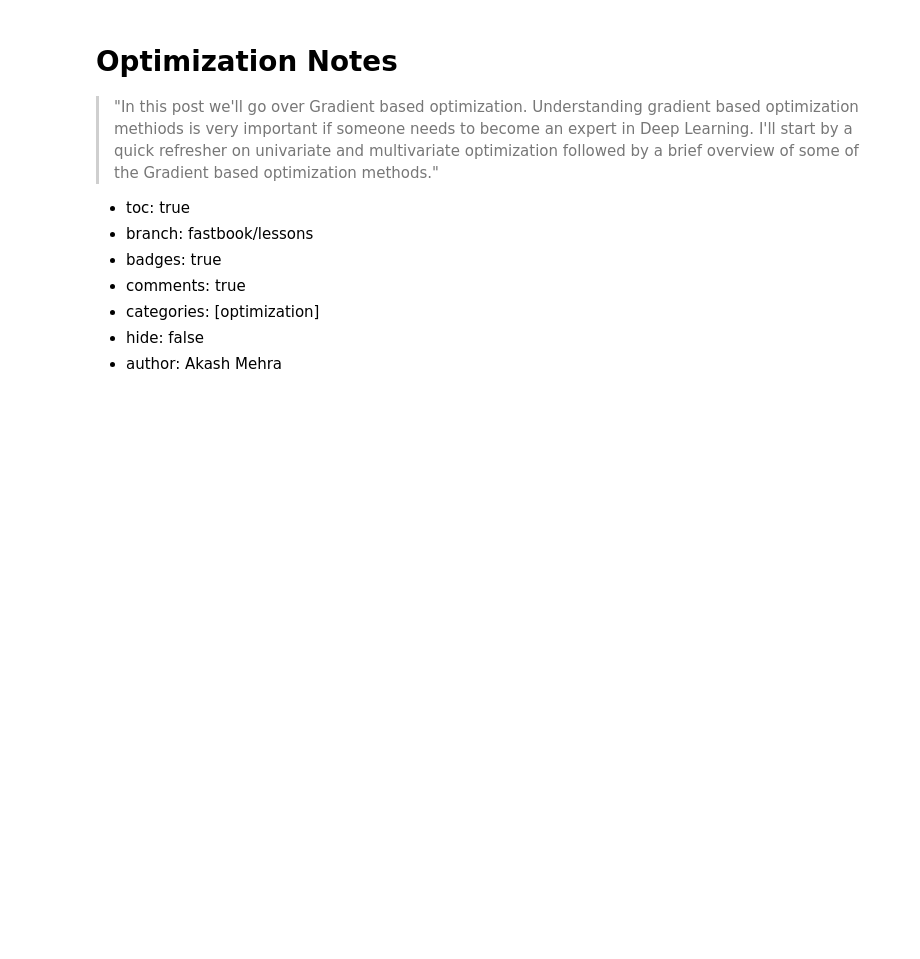
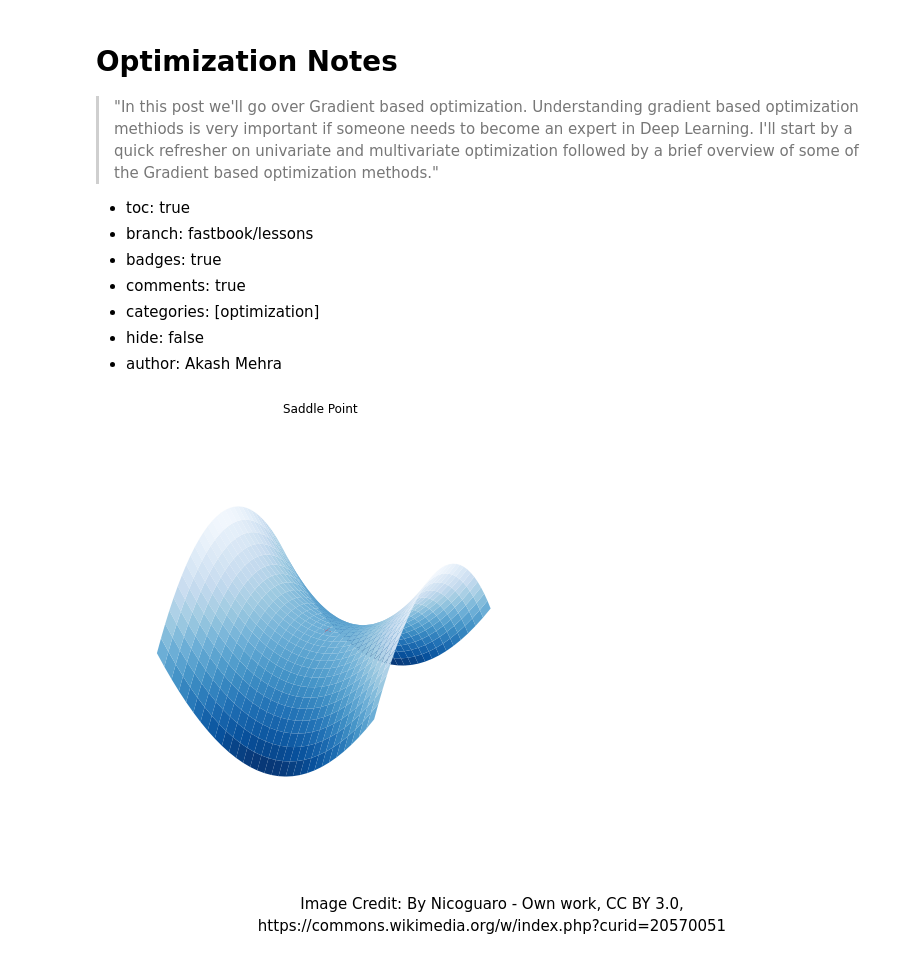
Before and after one commit to akashmehra/blog, a Jupyter notebook: _notebooks/2021-07-27-optimization.ipynb, the cells around one changed output. Drawn from its saved outputs; the diff is of its cells as text; code cells hidden in the pictures; blank space fills up the shorter version.

Commit message:
Added saddle point image and credit

```diff
--- a/_notebooks/2021-07-27-optimization.ipynb
+++ b/_notebooks/2021-07-27-optimization.ipynb
@@ -1,6 +1,6 @@
 # %% [markdown]
 # Optimization  Notes
-> "In this post we'll go over Gradient based optimization. Understanding gradient based optimization methiods is very important if someone needs to become an expert in Deep Learning.
+>"In this post we'll go over Gradient based optimization. Understanding gradient based optimization methiods is very important if someone needs to become an expert in Deep Learning.
 I'll start by a quick refresher on univariate and multivariate optimization followed by a brief overview of some of the Gradient based optimization methods."
 
 - toc: true
@@ -10,6 +10,33 @@ I'll start by a quick refresher on univariate and multivariate optimization foll
 - categories: [optimization]
 - hide: false
 - author: Akash Mehra
+# %%
+#hide-input
+import numpy as np
+from mpl_toolkits.mplot3d import Axes3D
+import matplotlib.pyplot as plt
+
+fig = plt.figure(figsize=(10,8))
+ax = fig.add_subplot(111, projection='3d')
+plot_args = {'rstride': 1, 'cstride': 1, 'cmap':"Blues_r",
+             'linewidth': 0.4, 'antialiased': True,
+             'vmin': -1, 'vmax': 1}
+
+x, y = np.mgrid[-1:1:31j, -1:1:31j]
+z = x**2 - y**2
+
+ax.plot_surface(x, y, z, **plot_args)
+ax.plot([0], [0], [0], 'ro')
+ax.grid()
+plt.axis('off')
+ax.set_title("Saddle Point")
+plt.show()
+# %% [output]
+[figure, added]
+# %% [markdown]
+<figure>
+  <figcaption align="center">Image Credit: By Nicoguaro - Own work, CC BY 3.0, https://commons.wikimedia.org/w/index.php?curid=20570051 </figcaption>
+</figure>
 # %% [markdown]
 ### Optimization basics
 
```
Also changed, not shown: parts of 1 cell of this notebook.
